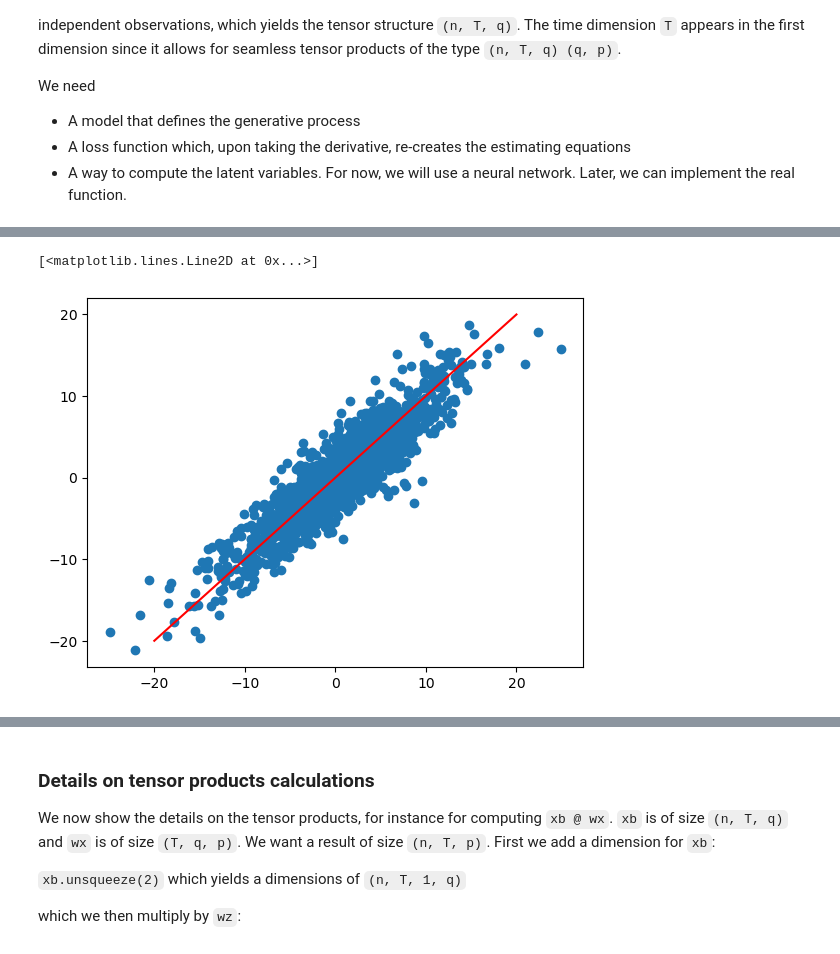
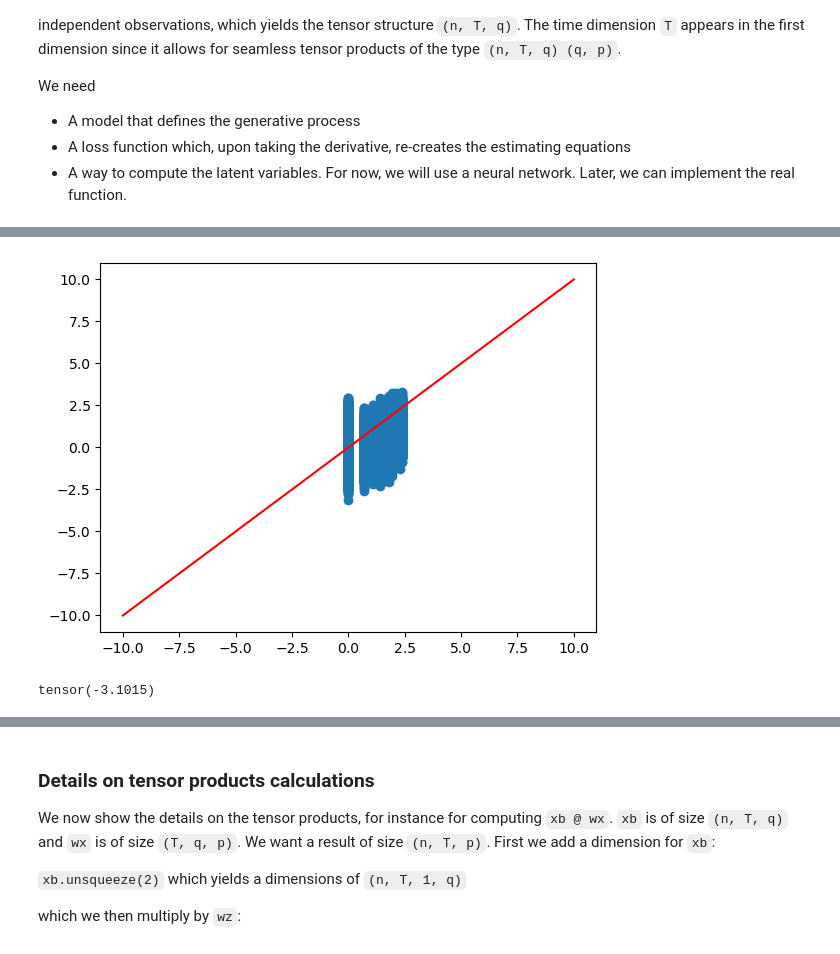
Before and after one commit to wiwh/gllvmprime, a Jupyter notebook: code/main.ipynb, the cells around one changed output, grey strips where cells are left out. Cells and saved outputs as stored; diff of their text form; code cells hidden in the pictures.

Commit message:
encoder OK

```diff
--- a/code/main.ipynb
+++ b/code/main.ipynb
@@ -66,0 +74,3 @@ We need
+# %%
+# Import the preprocessed data
+data = np.load("../data/HRS/HRS_3Darray.npy")
@@ -66,0 +213,7 @@ We need
+# %%
+# Numerical stability issues for poisson data
+
+data_true['x'][:,:,0] = data_true['x'][:,:,0] /100
+# For numerical stability, we transform the counts (poisson) as y -> log(y+1)
+# This is reflected in our sampling mechanism so we don't introduce a bias
+data_true['y'][:,:,response_types['counts']] = torch.log(data_true['y'][:,:,response_types['counts']] + 1)
@@ -192,15 +388,24 @@ gl = copy.deepcopy(gl_true) #making it start with the same parameter values
 # %%
-def my_loss(input, target, var_y, sign=1):
+def my_loss(input, target, var_y, mask, sign=1):
     #return sign * torch.sum(input*target / torch.sqrt(var_y), dim=[1,2]).mean()
-    return sign * torch.mean(input*target / torch.sqrt(var_y)) + torch.log(var_y).mean()
+    return sign * torch.sum((input*target / torch.sqrt(var_y)) * mask)/torch.sum(torch.logical_not(mask)) + torch.log(var_y).mean()
 
-def evaluate_fit(input, target):
+def evaluate_fit(input, target, mask):
     with torch.no_grad():
-        return torch.sum(torch.pow(input - target,2), dim=[1,2]).mean()
+        return torch.sum(torch.pow((input - target)*mask,2))/torch.sum(~mask)
+
+class OneLoss(nn.Module):
+    def __init__(self):
+        super(OneLoss, self).__init__()
+
+    def forward(self, y, yhat, ys, yshat, mask):
+        """Computes the loss. hat is recontructed y, ys is simulated"""
+        loss_sample = torch.sum(y * yhat * mask) / torch.sum(~mask)
+        loss_simulated = torch.sum(ys *  yshat * mask) / torch.sum(~mask)
+
+        return loss_sample - loss_simulated
 # %%
-dat_sim = gl.sample(n, x=dat_true["x"]) # x are known and fixed
-
+dat_sim = model.sample(n, x=data_true["x"]) # x are known and fixed
 # train the encoder on a first pass
-
-gl.encoder_fit(dat_sim["x"], dat_sim["y"], dat_sim["d"], dat_sim["u"], epochs=100)
+model.encoder_fit(dat_sim["x"], dat_sim["y"], dat_sim["d"], dat_sim["u"], epochs=20)
 # %% [output]
@@ -284,12 +473,16 @@ tensor([1.0086], requires_grad=True), var_u =1.042572021484375, var_y=1.02586722
 # %%
 with torch.no_grad():
-    dhat, uhat = gl.encoder(dat_true["x"], dat_true["y"])
-    yhat = gl.decoder(dat_true["x"], dhat, uhat)
+    dhat, uhat = model.encoder(data_true["x"], data_true["y"])
+    yhat = model.decoder(data_true["x"], dhat, uhat)
 
-plt.scatter(dat_true["y"], yhat)
-plt.plot([-20, 20], [-20, 20], color="red")
+plt.scatter(data_true["y"], yhat)
+plt.plot([-10, 10], [-10, 10], color="red")
+plt.show()
 # %% [output]
-[<matplotlib.lines.Line2D at 0x...>]
-[figure, old version]
+[figure, new version]
+# %%
+torch.min(yhat)
+# %% [output]
+tensor(-3.1015)
 # %%
 dhat = dhat*-1
```
Also changed, not shown: parts of 23 cells of this notebook, 7 other files.
